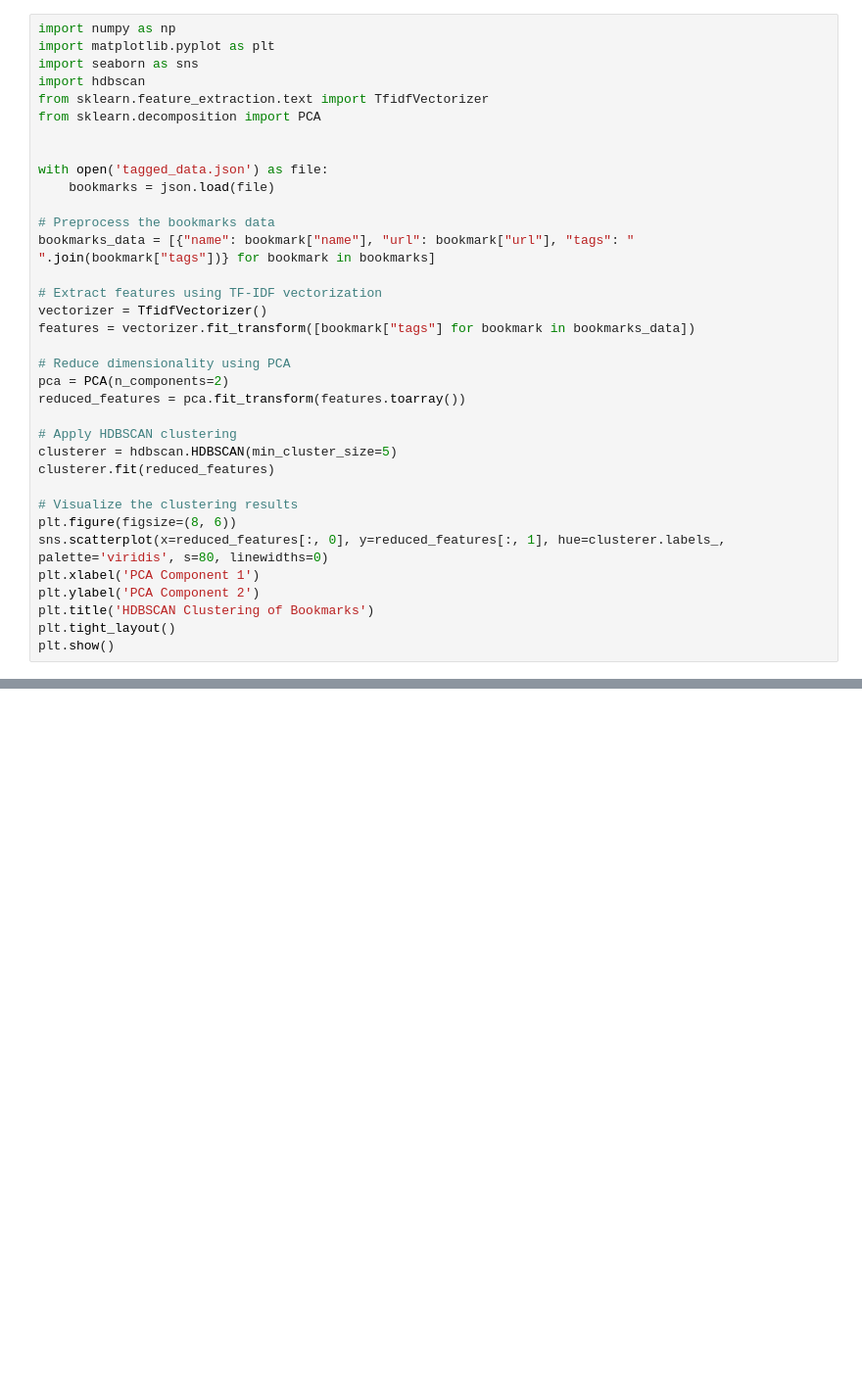
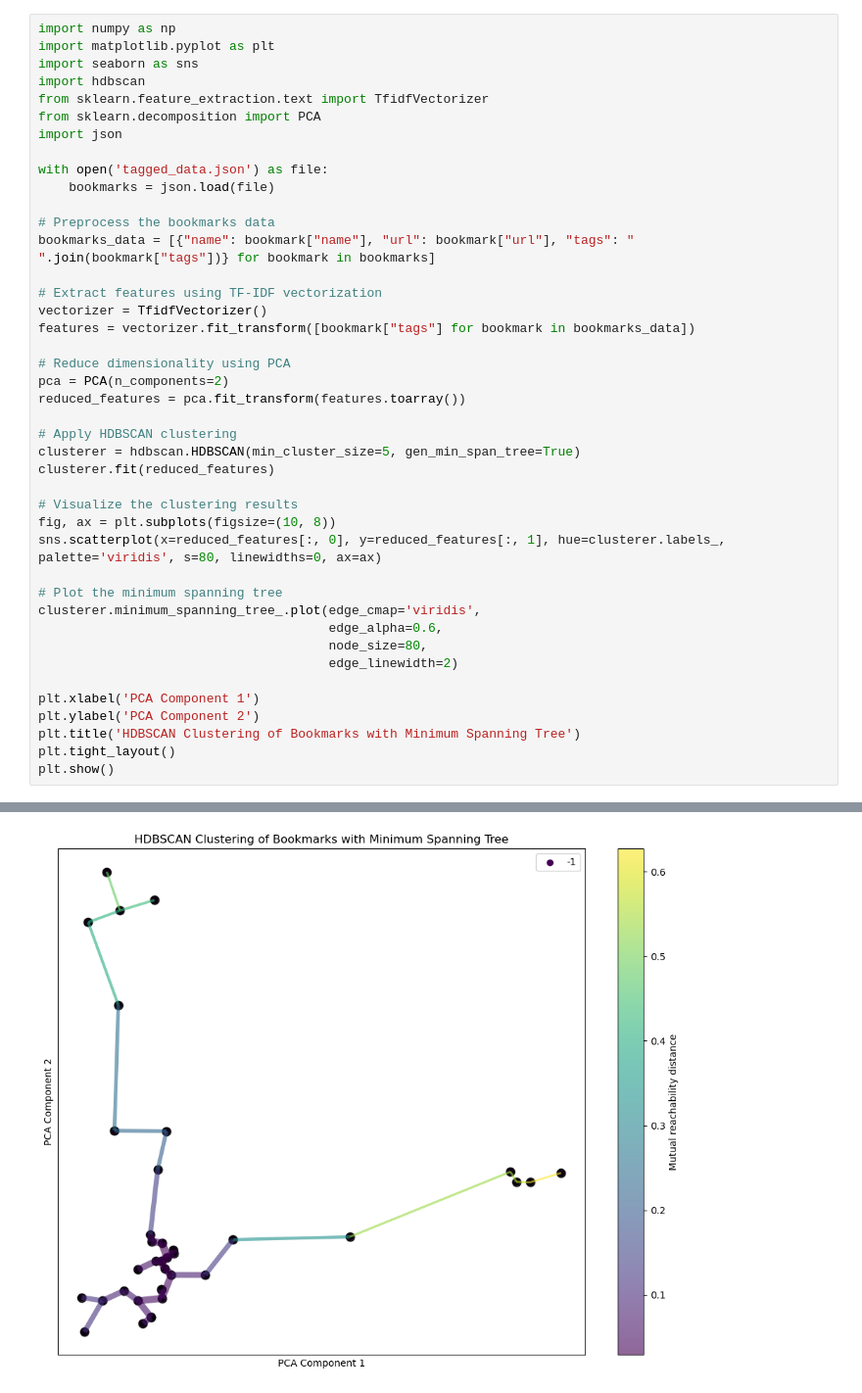
Before and after one commit to grabbedrat/notebooks, a Jupyter notebook: hbdscan/hdbscan.ipynb, the cells around one changed output, grey strips where cells are left out. Shown at 98% size. Saved outputs shown, nothing was run; the diff lists cells and outputs as text; blank space fills up the shorter version.

```diff
--- a/hbdscan/hdbscan.ipynb
+++ b/hbdscan/hdbscan.ipynb
@@ -5,7 +5,7 @@ import seaborn as sns
 import hdbscan
 from sklearn.feature_extraction.text import TfidfVectorizer
 from sklearn.decomposition import PCA
-
+import json
 
 with open('tagged_data.json') as file:
     bookmarks = json.load(file)
@@ -22,15 +22,22 @@ pca = PCA(n_components=2)
 reduced_features = pca.fit_transform(features.toarray())
 
 # Apply HDBSCAN clustering
-clusterer = hdbscan.HDBSCAN(min_cluster_size=5)
+clusterer = hdbscan.HDBSCAN(min_cluster_size=5, gen_min_span_tree=True)
 clusterer.fit(reduced_features)
 
 # Visualize the clustering results
-plt.figure(figsize=(8, 6))
-sns.scatterplot(x=reduced_features[:, 0], y=reduced_features[:, 1], hue=clusterer.labels_, palette='viridis', s=80, linewidths=0)
+fig, ax = plt.subplots(figsize=(10, 8))
+sns.scatterplot(x=reduced_features[:, 0], y=reduced_features[:, 1], hue=clusterer.labels_, palette='viridis', s=80, linewidths=0, ax=ax)
+
+# Plot the minimum spanning tree
+clusterer.minimum_spanning_tree_.plot(edge_cmap='viridis',
+                                      edge_alpha=0.6,
+                                      node_size=80,
+                                      edge_linewidth=2)
+
 plt.xlabel('PCA Component 1')
 plt.ylabel('PCA Component 2')
-plt.title('HDBSCAN Clustering of Bookmarks')
+plt.title('HDBSCAN Clustering of Bookmarks with Minimum Spanning Tree')
 plt.tight_layout()
 plt.show()
 # %% [output]
@@ -37,0 +44 @@ NameError: name 'bookmarks' is not defined
+[figure, added]
```
Also changed, not shown: parts of 4 cells of this notebook.
